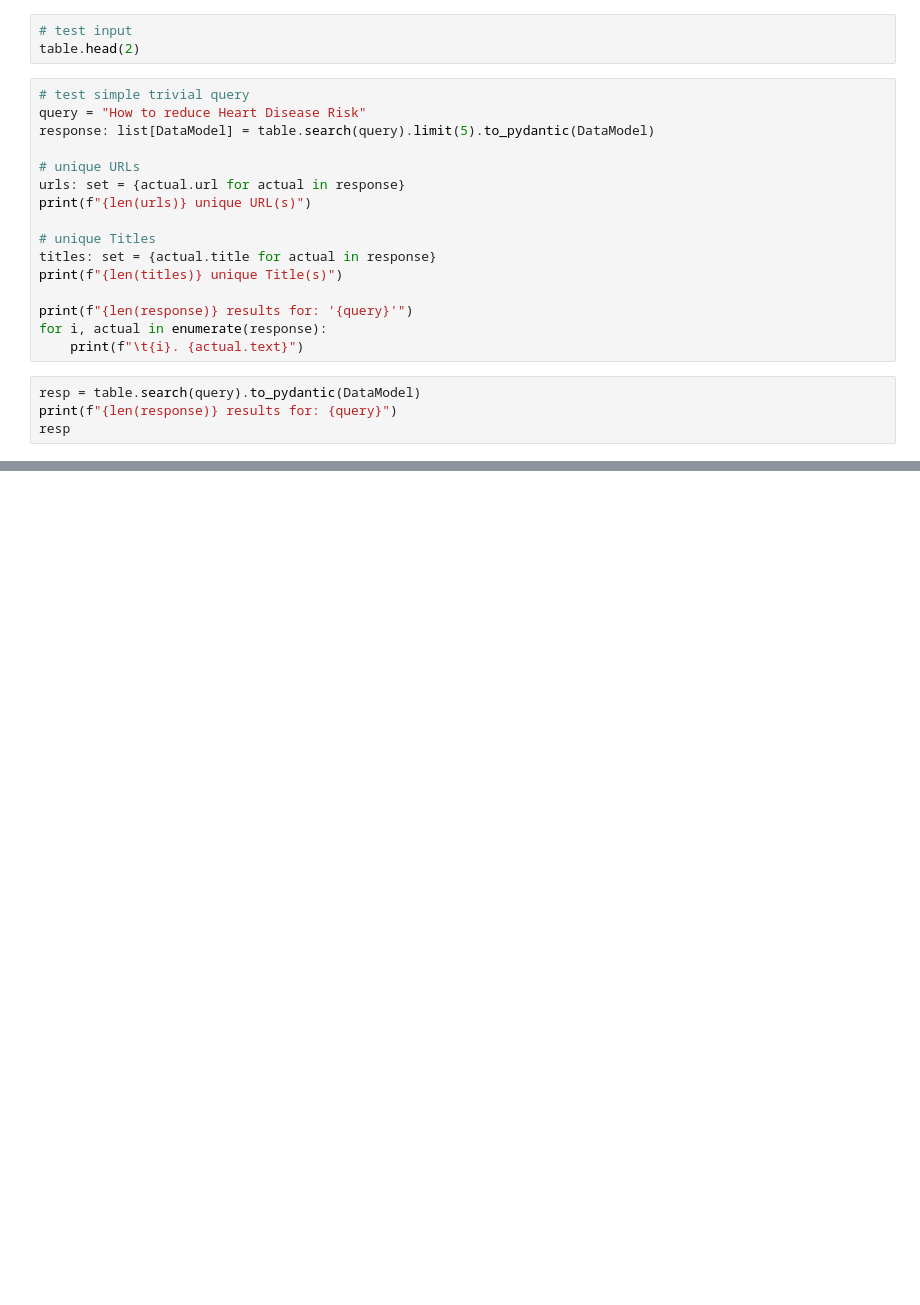
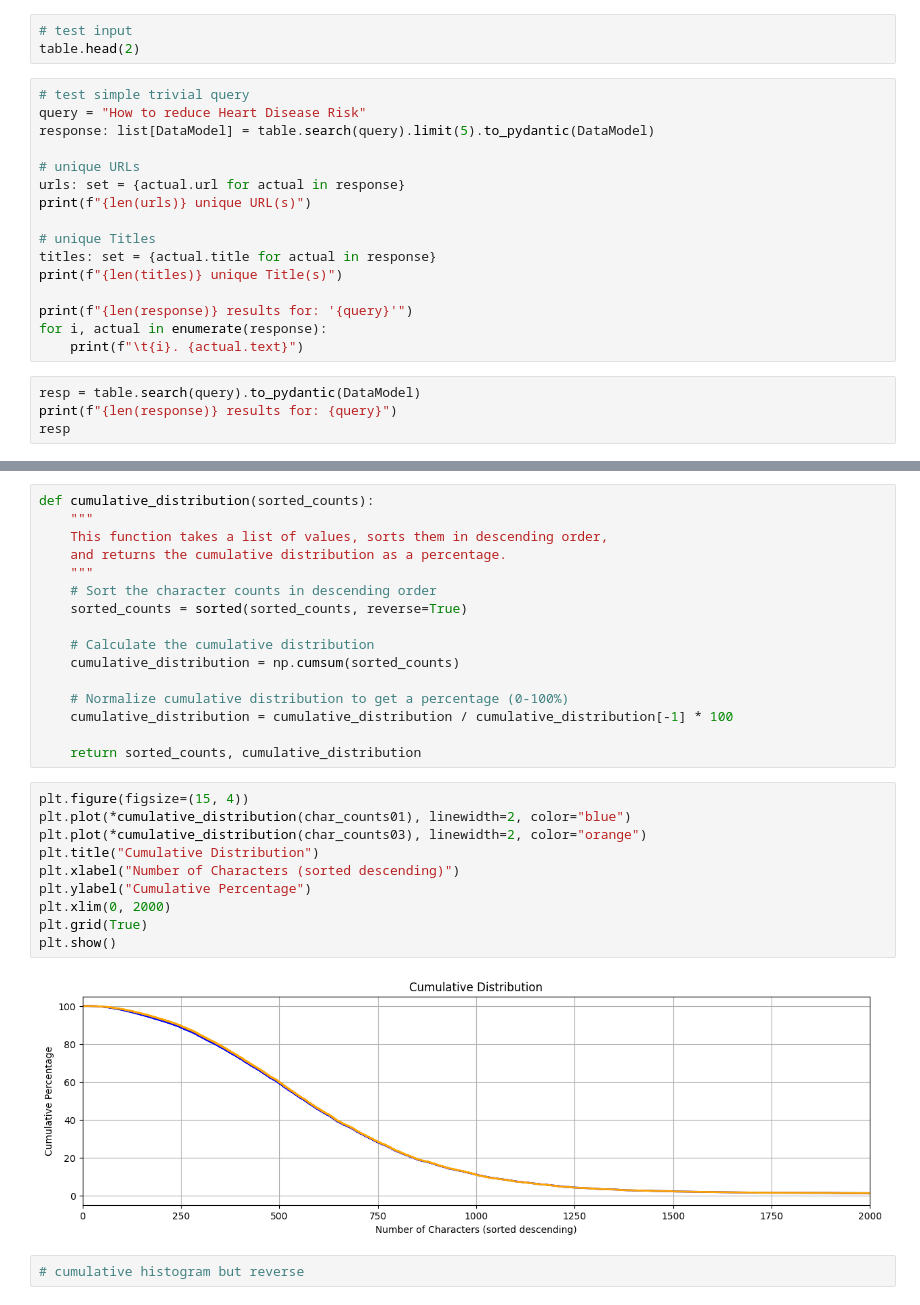
Before and after one commit to alexkolo/rag_nutrition_facts_blog, a Jupyter notebook: notebooks/data_ingestion.ipynb, the cells around one changed output, grey strips where cells are left out. Drawn from its saved outputs; the diff is of its cells as text; blank space fills up the shorter version.

```diff
--- a/notebooks/data_ingestion.ipynb
+++ b/notebooks/data_ingestion.ipynb
@@ -251,0 +340,30 @@ resp
+# %%
+def cumulative_distribution(sorted_counts):
+    """
+    This function takes a list of values, sorts them in descending order,
+    and returns the cumulative distribution as a percentage.
+    """
+    # Sort the character counts in descending order
+    sorted_counts = sorted(sorted_counts, reverse=True)
+
+    # Calculate the cumulative distribution
+    cumulative_distribution = np.cumsum(sorted_counts)
+
+    # Normalize cumulative distribution to get a percentage (0-100%)
+    cumulative_distribution = cumulative_distribution / cumulative_distribution[-1] * 100
+
+    return sorted_counts, cumulative_distribution
+# %%
+plt.figure(figsize=(15, 4))
+plt.plot(*cumulative_distribution(char_counts01), linewidth=2, color="blue")
+plt.plot(*cumulative_distribution(char_counts03), linewidth=2, color="orange")
+plt.title("Cumulative Distribution")
+plt.xlabel("Number of Characters (sorted descending)")
+plt.ylabel("Cumulative Percentage")
+plt.xlim(0, 2000)
+plt.grid(True)
+plt.show()
+# %% [output]
+[figure, added]
+# %%
+# cumulative histogram but reverse
```
Also changed, not shown: parts of 12 cells of this notebook, 6 other files.
